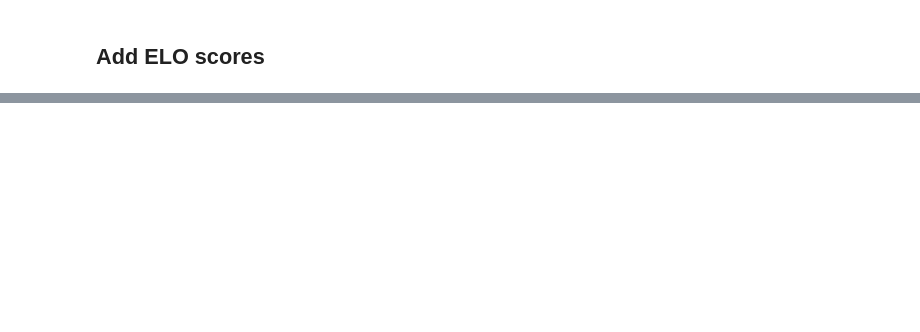
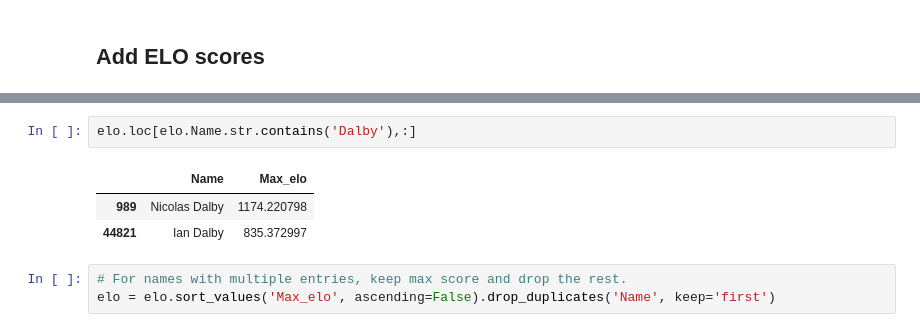
Before and after one commit to Hmamin/usada, a Jupyter notebook: usada_fixed.ipynb, the cells around one changed output, grey strips where cells are left out. Cells and saved outputs as stored; diff of their text form; blank space fills up the shorter version.

```diff
--- a/usada_fixed.ipynb
+++ b/usada_fixed.ipynb
@@ -576 +597,10 @@ df_elo.sort_values('Max_elo', ascending=False)
+# %%
+elo.loc[elo.Name.str.contains('Dalby'),:]
+# %% [output]
+|  | Name | Max_elo |
+| 989 | Nicolas Dalby | 1174.220798 |
+| 44821 | Ian Dalby | 835.372997 |
+# %%
+# For names with multiple entries, keep max score and drop the rest.
+elo = elo.sort_values('Max_elo', ascending=False).drop_duplicates('Name', keep='first')
 # %%
```
Also changed, not shown: parts of 11 cells of this notebook.
